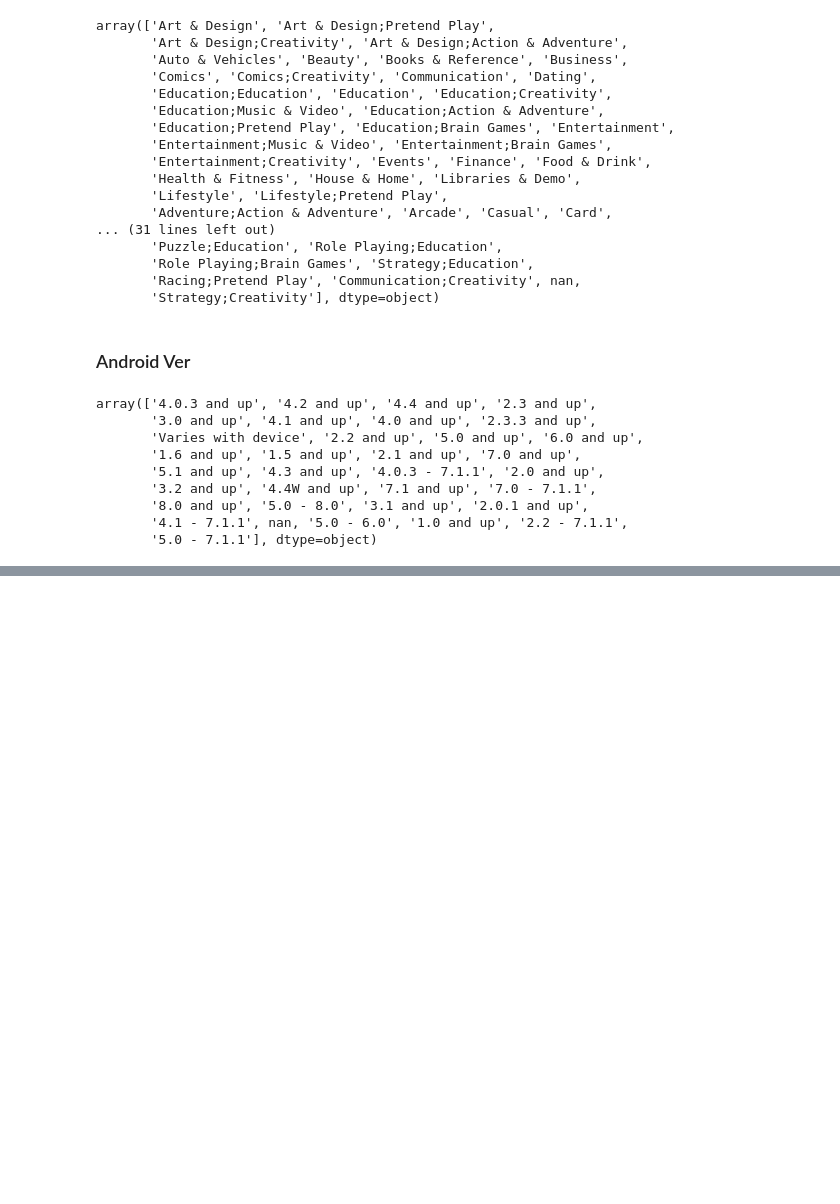
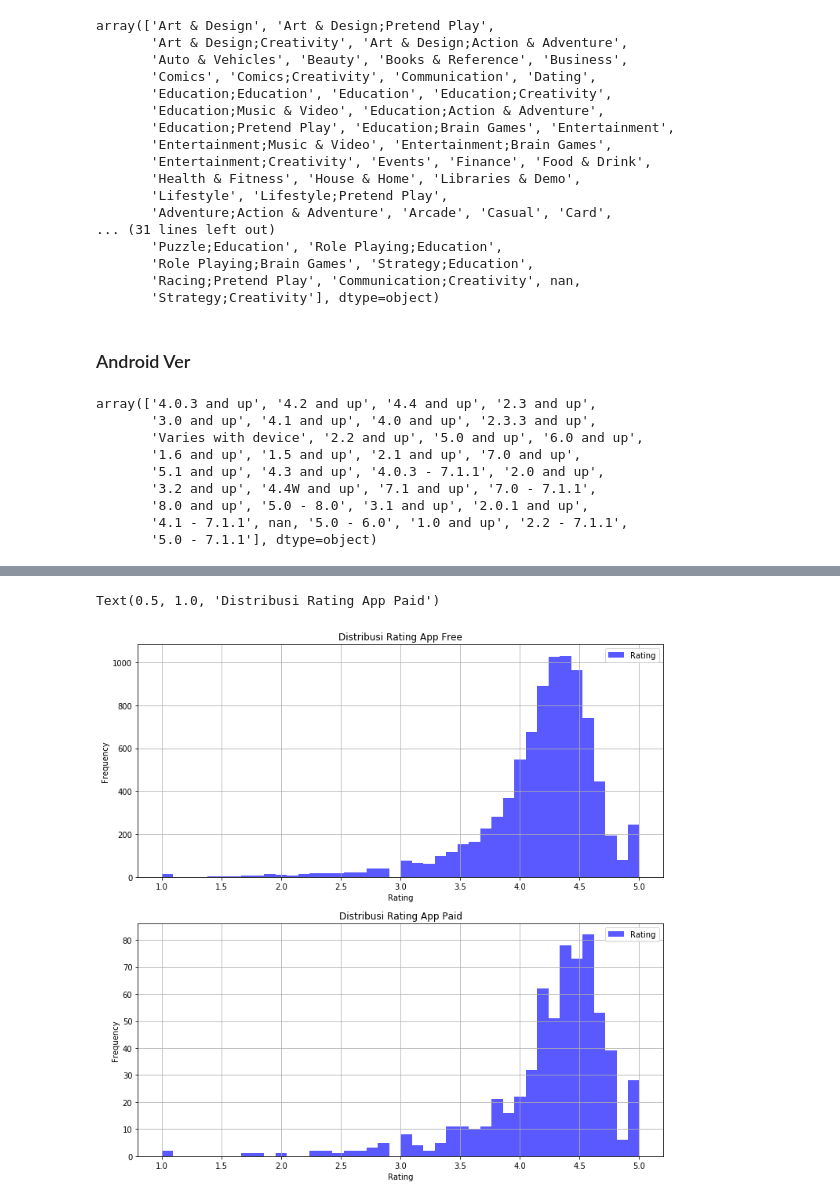
Before and after one commit to rafaelstevi/GooglePlaystore, a Jupyter notebook: Files/eda-googleplaystore.ipynb, the cells around one changed output, grey strips where cells are left out. Cells and saved outputs as stored; diff of their text form; code cells hidden in the pictures; blank space fills up the shorter version.

```diff
--- a/Files/eda-googleplaystore.ipynb
+++ b/Files/eda-googleplaystore.ipynb
@@ -393,0 +476,20 @@ array(['4.0.3 and up', '4.2 and up', '4.4 and up', '2.3 and up',
+# %%
+type_count = dfGapps.groupby('Type')
+# %%
+free_count_group = type_count.get_group('Free')
+paid_count_group = type_count.get_group('Paid')
+# %%
+fig, axes = plt.subplots(nrows=2,ncols=1,figsize=(12,12))
+
+free_count_group["Rating"].plot(kind="hist",color="blue",bins=42,grid=True,alpha=0.65,label="Rating",ax=axes[0])
+axes[0].legend()
+axes[0].set_xlabel('Rating')
+axes[0].set_title("Distribusi Rating App Free")
+
+paid_count_group["Rating"].plot(kind="hist",color="blue",bins=42,grid=True,alpha=0.65,label="Rating",ax=axes[1])
+axes[1].legend()
+axes[1].set_xlabel("Rating")
+axes[1].set_title("Distribusi Rating App Paid")
+# %% [output]
+Text(0.5, 1.0, 'Distribusi Rating App Paid')
+[figure, added]
```
Also changed, not shown: parts of 19 cells of this notebook.
